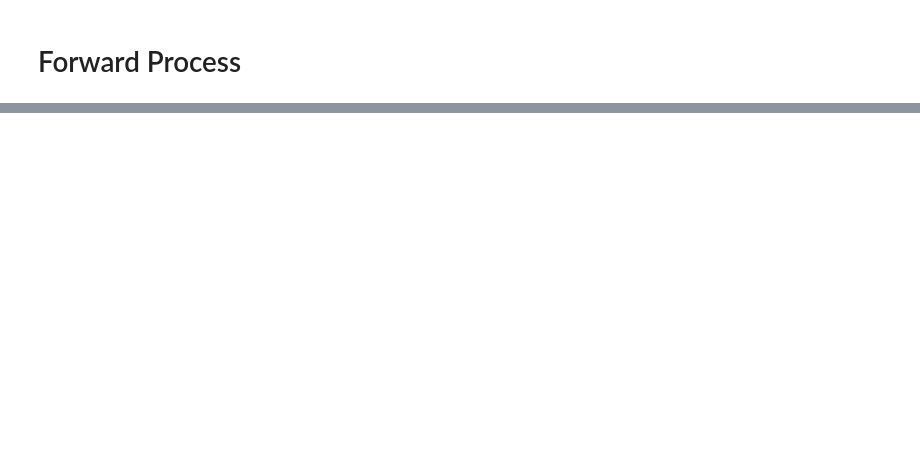
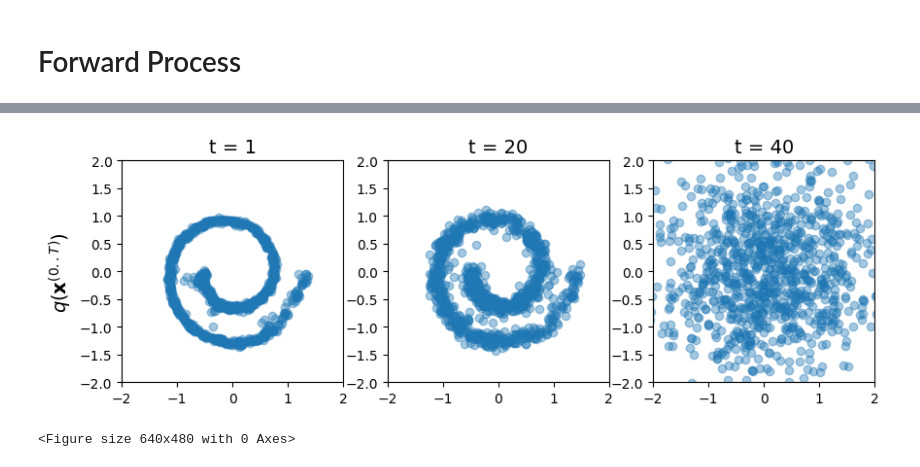
Before and after one commit to tvpian/Diffusion_Models, a Jupyter notebook: GenAI: Diffusion_Models.ipynb, the cells around one changed output, grey strips where cells are left out. Saved outputs shown, nothing was run; the diff lists cells and outputs as text; code cells hidden in the pictures; blank space fills up the shorter version.

```diff
--- a/GenAI: Diffusion_Models.ipynb
+++ b/GenAI: Diffusion_Models.ipynb
@@ -176,0 +271,18 @@ class DiffusionModel():
+# %%
+fig = plt.figure(figsize=(10,3))
+fontsize = 14
+t = [1, 20, 40]
+for i in range(3):
+  plt.subplot(1, 3, i+1)
+  plt.scatter(samples[t[i]-1][:,0].data.numpy(), samples[t[i]-1][:,1].data.numpy(), alpha = 0.4)
+  plt.xlim([-2,2])
+  plt.ylim([-2,2])
+  plt.gca().set_aspect('equal')
+  if i == 0:
+    plt.ylabel(r'$q(\mathbf{x}^{(0..T)})$', fontsize = fontsize)
+  plt.title('t = {}'.format(t[i]), fontsize = fontsize)
+plt.show()
+plt.savefig('reverse process')
+# %% [output]
+[figure, added]
+<Figure size 640x480 with 0 Axes>
```
Also changed, not shown: parts of 19 cells of this notebook.
